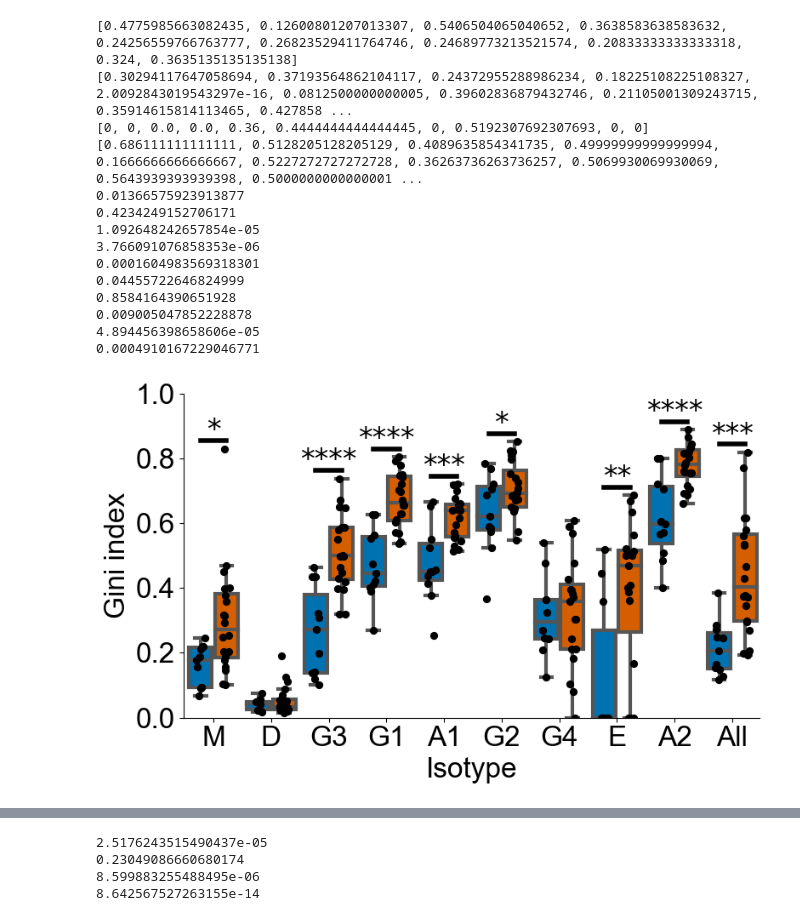
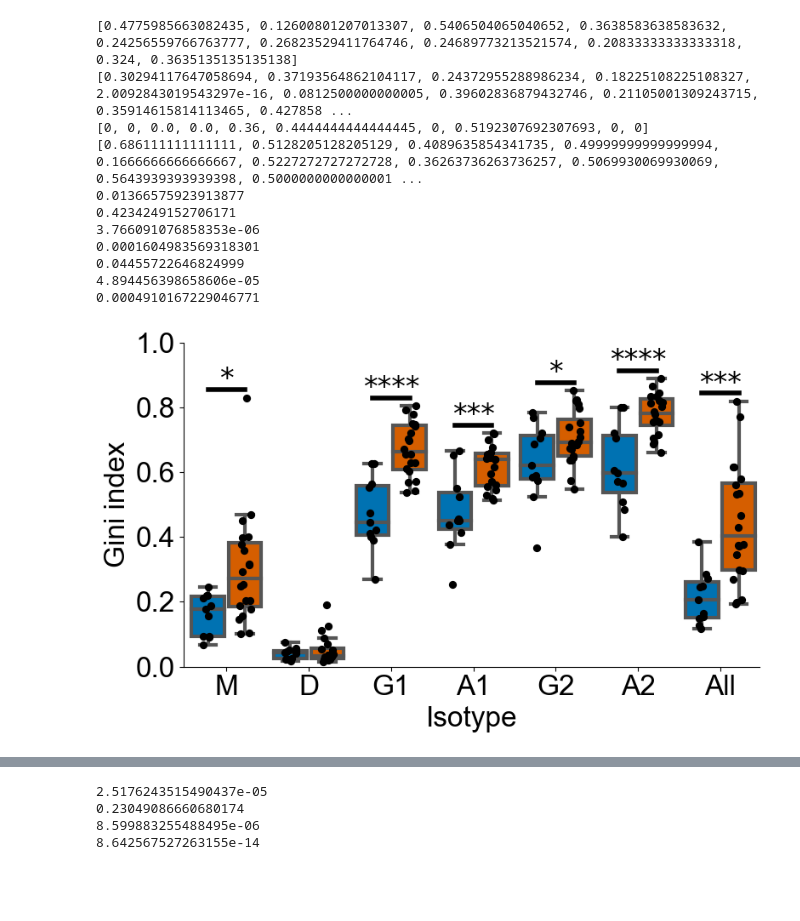
Before and after one commit to namphilkim/Sjogren_Syndrome_BCR_Repertoire, a Jupyter notebook: Sjogren_code_wrapped_up.ipynb, the cells around one changed output, grey strips where cells are left out. Saved outputs shown, nothing was run; the diff lists cells and outputs as text; code cells hidden in the pictures; blank space fills up the shorter version.

```diff
--- a/Sjogren_code_wrapped_up.ipynb
+++ b/Sjogren_code_wrapped_up.ipynb
@@ -234,8 +249,6 @@ pre-9_e1_a1_f1_c1.tsv
 plt.rcParams["figure.figsize"] = (8,5)
 fig,ax = plt.subplots(1,1)
 
-print(healthy_isotype_list[6])
-print(isotype_list[6])
 print('SS')
 for i in range(len(isotype_list)):
     print(100*sum(isotype_list[i])/len(isotype_list[i]))
@@ -243,7 +256,10 @@ print('ASM')
 for i in range(len(healthy_isotype_list)):
     print(100*sum(healthy_isotype_list[i])/len(healthy_isotype_list[i]))
 
-bp_pre = plt.boxplot(healthy_isotype_list,sym='',positions = [1,2,3,4,5,6,7,8,9],widths = [0.4,0.4,0.4,0.4,0.4,0.4,0.4,0.4,0.4],patch_artist=True,
+healthy_isotype_list = healthy_isotype_list[:2]+healthy_isotype_list[3:6]+[healthy_isotype_list[8]]
+isotype_list = isotype_list[:2]+isotype_list[3:6]+[isotype_list[8]]
+
+bp_pre = plt.boxplot(healthy_isotype_list,sym='',positions = [1,2,3,4,5,6],widths = [0.4]*6,patch_artist=True,
                      boxprops = {'facecolor':'#0072B2','edgecolor':'#555555','linewidth':3},
                     whiskerprops = {'color':'#555555','linewidth':3},
                     capprops = {'color':'#555555','linewidth':3},
@@ -252,16 +268,16 @@ bp_pre = plt.boxplot(healthy_isotype_list,sym='',positions = [1,2,3,4,5,6,7,8,9]
 #plt.scatter(sjogren_scatter_x,sjogren_y_val)
 
 #bp_all_sjogren = plt.boxplot([all_sjogren_divergence_list],sym='',positions = [0.0],widths = [0.5],patch_artist=True)
-bp_sjogren = plt.boxplot(isotype_list,sym='',positions = [1.45,2.45,3.45,4.45,5.45,6.45,7.45,8.45,9.45],
-                         widths = [0.4,0.4,0.4,0.4,0.4,0.4,0.4,0.4,0.4],patch_artist=True,
+bp_sjogren = plt.boxplot(isotype_list,sym='',positions = [1.45,2.45,3.45,4.45,5.45,6.45],
+                         widths = [0.4]*6,patch_artist=True,
                         boxprops = {'facecolor':'#D55E00','edgecolor':'#555555','linewidth':3},
                     whiskerprops = {'color':'#555555','linewidth':3},
                     capprops = {'color':'#555555','linewidth':3},
                     medianprops = {'color':'#555555','linewidth':3})
 
-ticks = ['M','D','G3','G1','A1','G2','G4','E','A2']
-plt.xticks([1.225,2.225,3.225,4.225,5.225,6.225,7.225,8.225,9.225], ticks,font='arial',fontsize = 24)
-for i in range(9):
+ticks = ['M','D','G1','A1','G2','A2']
+plt.xticks([1.225,2.225,3.225,4.225,5.225,6.225], ticks,font='arial',fontsize = 24)
+for i in range(6):
     plot_significance(healthy_isotype_list[i],isotype_list[i],1+i,1.45+i,max(max(healthy_isotype_list[i]),max(isotype_list[i]))+1,0.5,24,4)
     for j in range(len(healthy_isotype_list[i])):
         random_x = rd.random()-0.5
@@ -270,7 +286,7 @@ for i in range(9):
         random_x = rd.random()-0.5
         plt.scatter(1.45+i+0.15*random_x,isotype_list[i][j],s=32,color = 'k',zorder=10)
 plt.yticks(font='arial',fontsize = 24)
-plt.xlim(0.7, 9.7)
+plt.xlim(0.7, 6.7)
 plt.ylim(0, 80)
 ax.spines['right'].set_visible(False)
 ax.spines['top'].set_visible(False)
@@ -313,7 +329,12 @@ for i in range(10):
         print(gini_list[i])
     except ValueError:
         pass
-bp_pre = plt.boxplot(healthy_gini_list,sym='',positions = [1,2,3,4,5,6,7,8,9,10],widths = [0.4,0.4,0.4,0.4,0.4,0.4,0.4,0.4,0.4,0.4],patch_artist=True,
+
+
+healthy_gini_list = healthy_gini_list[:2]+healthy_gini_list[3:6]+healthy_gini_list[8:]
+gini_list = gini_list[:2]+gini_list[3:6]+gini_list[8:]
+
+bp_pre = plt.boxplot(healthy_gini_list,sym='',positions = [1,2,3,4,5,6,7],widths = [0.4]*7,patch_artist=True,
                      boxprops = {'facecolor':'#0072B2','edgecolor':'#555555','linewidth':3},
                     whiskerprops = {'color':'#555555','linewidth':3},
                     capprops = {'color':'#555555','linewidth':3},
@@ -322,50 +343,47 @@ bp_pre = plt.boxplot(healthy_gini_list,sym='',positions = [1,2,3,4,5,6,7,8,9,10]
 #plt.scatter(sjogren_scatter_x,sjogren_y_val)
 
 #bp_all_sjogren = plt.boxplot([all_sjogren_divergence_list],sym='',positions = [0.0],widths = [0.5],patch_artist=True)
-bp_sjogren = plt.boxplot(gini_list,sym='',positions = [1.45,2.45,3.45,4.45,5.45,6.45,7.45,8.45,9.45,10.45],
-                         widths = [0.4,0.4,0.4,0.4,0.4,0.4,0.4,0.4,0.4,0.4],patch_artist=True,
+bp_sjogren = plt.boxplot(gini_list,sym='',positions = [1.45,2.45,3.45,4.45,5.45,6.45,7.45],
+                         widths = [0.4]*7,patch_artist=True,
                         boxprops = {'facecolor':'#D55E00','edgecolor':'#555555','linewidth':3},
                     whiskerprops = {'color':'#555555','linewidth':3},
                     capprops = {'color':'#555555','linewidth':3},
                     medianprops = {'color':'#555555','linewidth':3})
 
-ticks = ['M','D','G3','G1','A1','G2','G4','E','A2', 'All']
-plt.xticks([1.225,2.225,3.225,4.225,5.225,6.225,7.225,8.225,9.225,10.225], ticks,font='arial',fontsize = 24)
-for i in range(10):
+ticks = ['M','D','G1','A1','G2','A2', 'All']
+plt.xticks([1.225,2.225,3.225,4.225,5.225,6.225,7.225], ticks,font='arial',fontsize = 24)
+for i in range(7):
     plot_significance(healthy_gini_list[i],gini_list[i],1+i,1.45+i,max(max(healthy_gini_list[i]),max(gini_list[i]))+0.025,0.005,24,4)
     for j in range(len(healthy_gini_list[i])):
         random_x = rd.random()-0.5
         plt.scatter(1+i+0.15*random_x,healthy_gini_list[i][j],s=32,color = 'k',zorder=10)
     for j in range(len(gini_list[i])):
         random_x = rd.random()-0.5
         plt.scatter(1.45+i+0.15*random_x,gini_list[i][j],s=32,color = 'k',zorder=10)
 plt.yticks(font='arial',fontsize = 24)
-plt.xlim(0.7, 10.7)
+plt.xlim(0.7, 7.7)
 plt.ylim(0, 1)
 ax.spines['right'].set_visible(False)
 ax.spines['top'].set_visible(False)
 plt.ylabel('Gini index',font='arial',fontsize = 24)
 plt.xlabel('Isotype',font='arial',fontsize = 24)
 #plt.title('Mutation count',font='serif',fontsize = 48,fontweight='bold')
 plt.tight_layout()
 #plt.savefig(work_dir+'figures/clonality_box_plot.png')
 plt.show()
 # %% [output]
 [0.4775985663082435, 0.12600801207013307, 0.5406504065040652, 0.3638583638583632, 0.24256559766763777, 0.26823529411764746, 0.24689773213521574, 0.20833333333333318, 0.324, 0.3635135135135138]
 [0.30294117647058694, 0.37193564862104117, 0.24372955288986234, 0.18225108225108327, 2.0092843019543297e-16, 0.0812500000000005, 0.39602836879432746, 0.21105001309243715, 0.35914615814113465, 0.427858 ...
 [0, 0, 0.0, 0.0, 0.36, 0.4444444444444445, 0, 0.5192307692307693, 0, 0]
 [0.686111111111111, 0.5128205128205129, 0.4089635854341735, 0.49999999999999994, 0.1666666666666667, 0.5227272727272728, 0.36263736263736257, 0.5069930069930069, 0.5643939393939398, 0.5000000000000001 ...
 0.01366575923913877
 0.4234249152706171
-1.092648242657854e-05
 3.766091076858353e-06
 0.0001604983569318301
 0.04455722646824999
-0.8584164390651928
-0.009005047852228878
 4.894456398658606e-05
 0.0004910167229046771
-[figure, old version]
+[figure, new version]
 # %%
 #print(healthy_shm_list)
 plt.rcParams["figure.figsize"] = (8,8)
```
Also changed, not shown: parts of 14 cells of this notebook, 12 other files.
